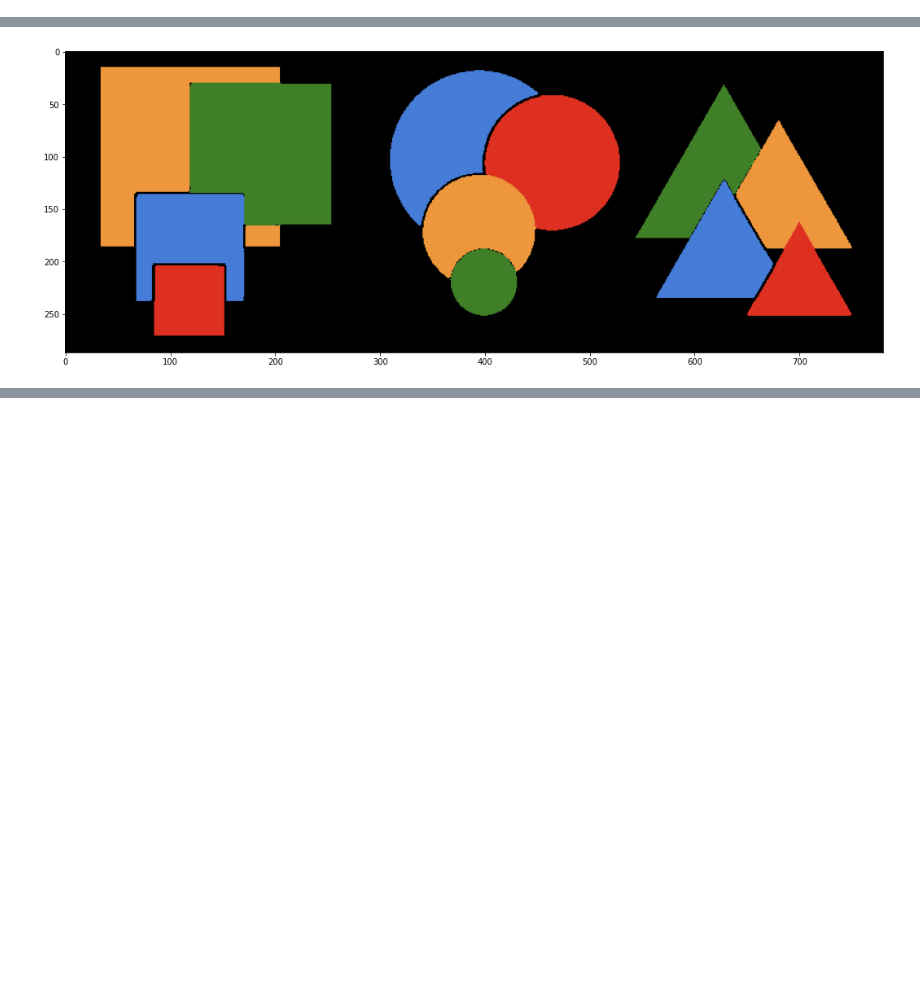
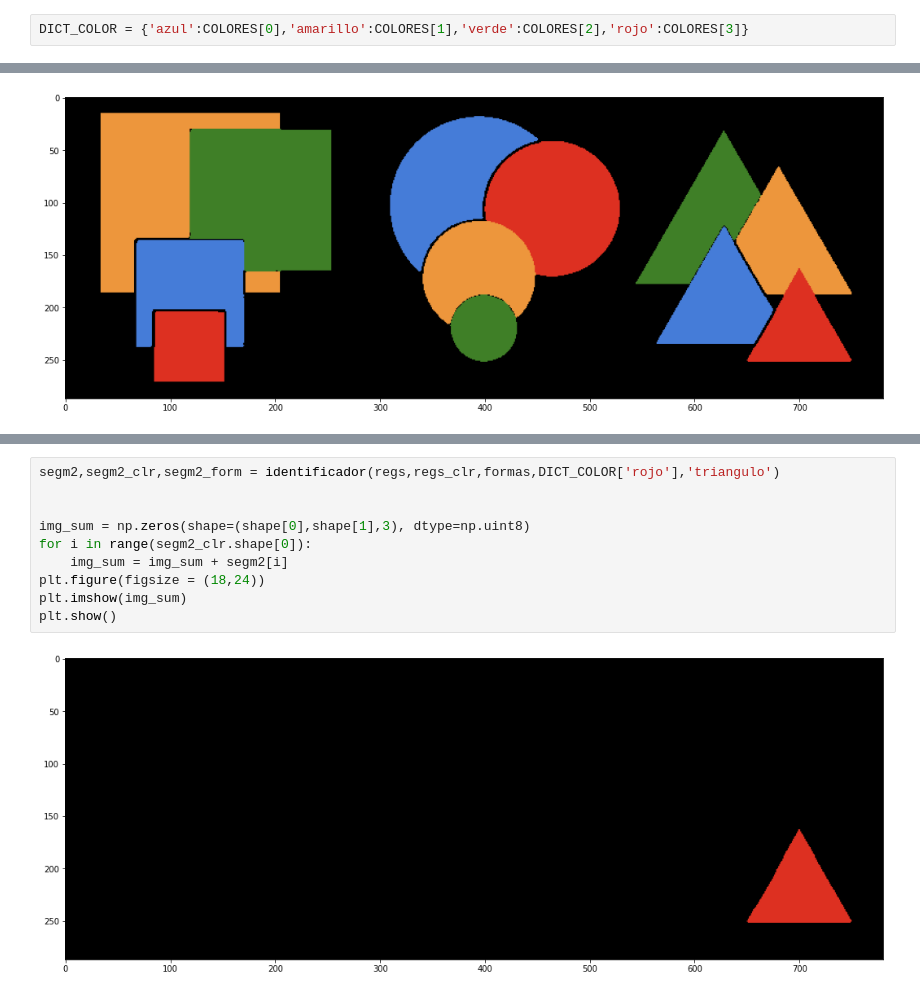
Before and after one commit to ChristopherMoralesA/Tarea-2-Vision, a Jupyter notebook: Notebook-tarea-2.ipynb, the cells around one changed output, grey strips where cells are left out. Cells and saved outputs as stored; diff of their text form; blank space fills up the shorter version.

```diff
--- a/Notebook-tarea-2.ipynb
+++ b/Notebook-tarea-2.ipynb
@@ -90,6 +95,8 @@ print(COLORES)
  [237 150  60]
  [ 63 127  39]
  [221  48  33]]
+# %%
+DICT_COLOR = {'azul':COLORES[0],'amarillo':COLORES[1],'verde':COLORES[2],'rojo':COLORES[3]}
 # %%
 # Crecimiento de region
 
@@ -302,0 +276,12 @@ lines
+# %%
+segm2,segm2_clr,segm2_form = identificador(regs,regs_clr,formas,DICT_COLOR['rojo'],'triangulo')
+
+
+img_sum = np.zeros(shape=(shape[0],shape[1],3), dtype=np.uint8)
+for i in range(segm2_clr.shape[0]):
+    img_sum = img_sum + segm2[i]
+plt.figure(figsize = (18,24))
+plt.imshow(img_sum)
+plt.show()
+# %% [output]
+[figure, added]
```
Also changed, not shown: parts of 12 cells of this notebook.
